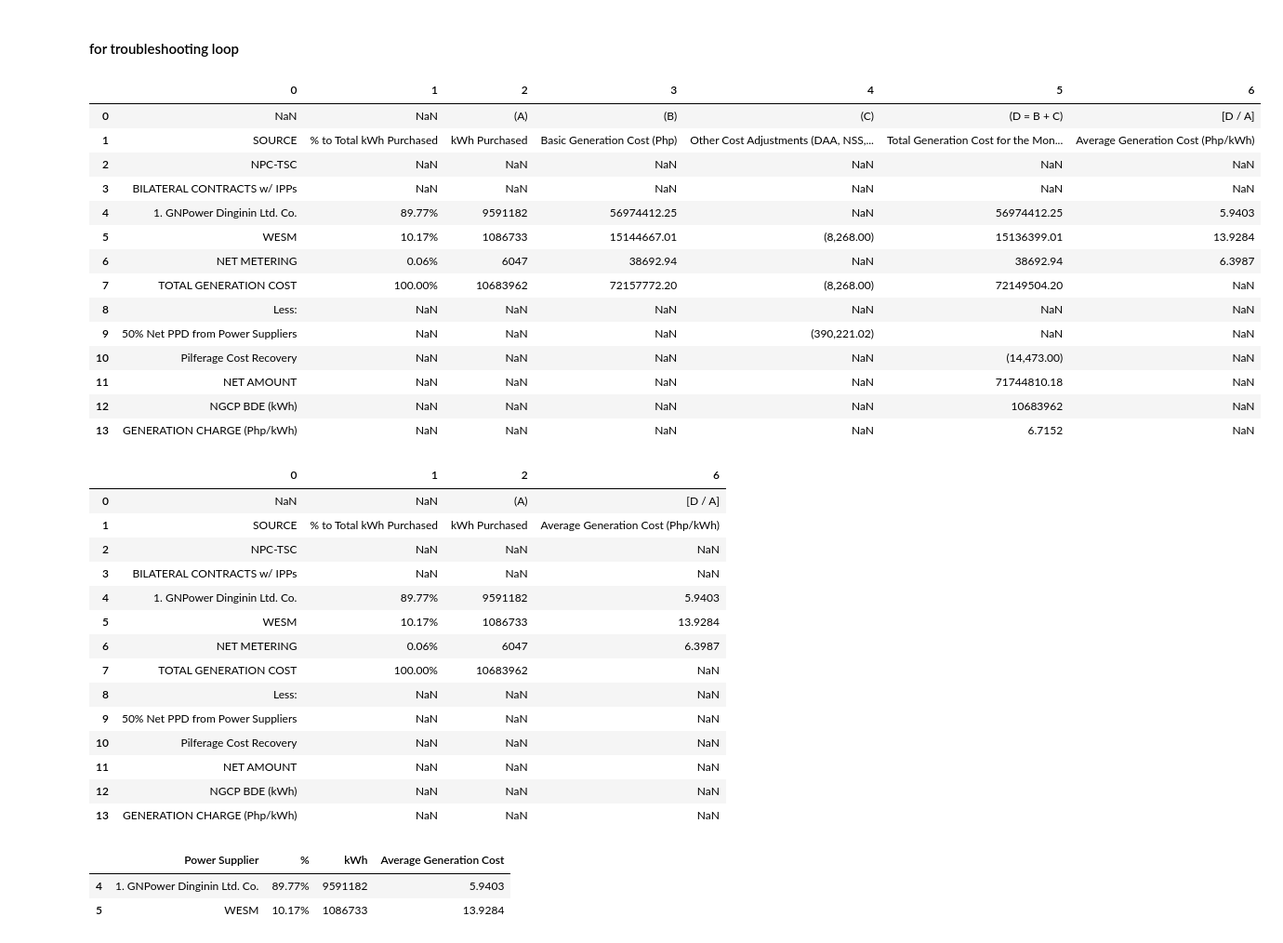
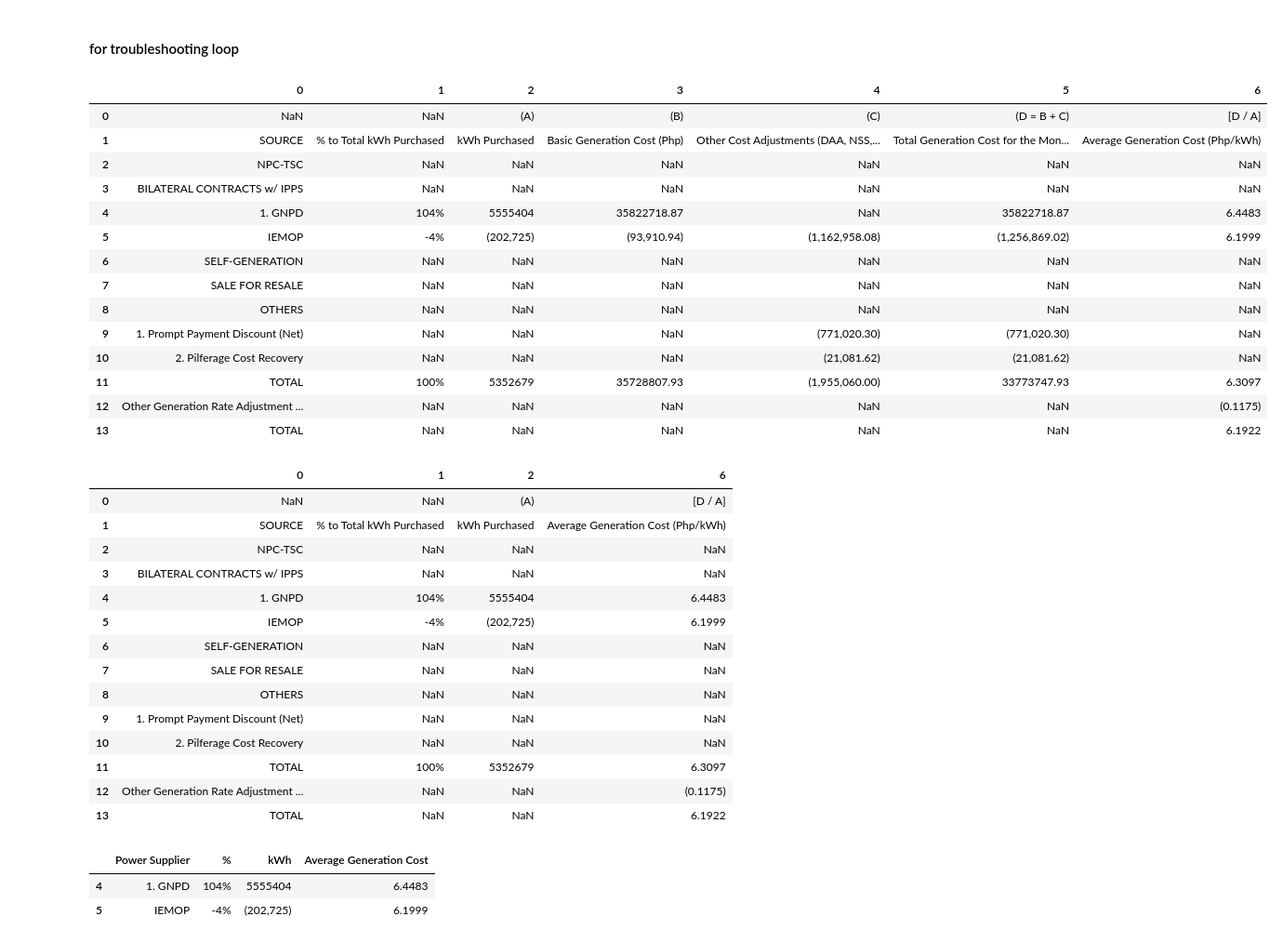
Before and after one commit to andreasenson/Scrape-DU-Generation-Charge, a Jupyter notebook: LEYECO IV/scrape_LEYECO_IV.ipynb, the cells around one changed output. Shown at 93% size. Drawn from its saved outputs; the diff is of its cells as text; code cells hidden in the pictures.

```diff
--- a/LEYECO IV/scrape_LEYECO_IV.ipynb
+++ b/LEYECO IV/scrape_LEYECO_IV.ipynb
@@ -94,10 +94,13 @@ https://www.leyecoiv.com/2024/01/25/january-2024/
 https://www.leyecoiv.com/2019/01/09/january-2019/
 https://www.leyecoiv.com/2019/07/09/july-2019/
 # %%
-import requests
-import pandas as pd
+import warnings
 from bs4 import BeautifulSoup
 import re
+import requests
+
+# Ignore FutureWarnings
+warnings.simplefilter(action='ignore', category=FutureWarning)
 
 # Function to fetch and store a table from a given URL
 def fetch_table(url):
@@ -119,11 +122,31 @@ def fetch_table(url):
 
 # Function to extract date key (MM-YY) from the URL
 def extract_date_key(url):
+    # First, look for a pattern with a month name and year at the end of the URL
+    match = re.search(r'/([a-zA-Z]+)-(\d{4})/', url)
+    if match:
+        month_name = match.group(1).lower()  # Extract month name
+        year = match.group(2)[-2:]  # Get last two digits of the year
+
+        # Convert the month name to its corresponding number (01 for January, etc.)
+        month_map = {
+            "january": "01", "february": "02", "march": "03",
+            "april": "04", "may": "05", "june": "06",
+            "july": "07", "august": "08", "september": "09",
+            "october": "10", "november": "11", "december": "12"
+        }
+
+        month = month_map.get(month_name)
+        if month:
+            return f"{month}-{year}"
+
+    # Fallback to the original pattern if no month name is found
     match = re.search(r'/(\d{4})/(\d{2})/\d{2}/', url)
     if match:
         year = match.group(1)[-2:]  # Get last two digits of the year
         month = match.group(2)
         return f"{month}-{year}"
+
     return None
 
 # Iterate over unique links and store tables in DataFrames with date keys
@@ -324,24 +339,24 @@ Note: you may need to restart the kernel to use updated packages.
 # %% [markdown]
 #### for troubleshooting loop
 # %%
-df = dataframes["06-24"]
+df = dataframes["01-22"]
 df
 # %% [output]
 |  | 0 | 1 | 2 | 3 | 4 | 5 | 6 |
 | 0 | NaN | NaN | (A) | (B) | (C) | (D = B + C) | [D / A] |
 | 1 | SOURCE | % to Total kWh Purchased | kWh Purchased | Basic Generation Cost (Php) | Other Cost Adjustments (DAA, NSS,... | Total Generation Cost for the Mon... | Average Generation Cost (Php/kWh) |
 | 2 | NPC-TSC | NaN | NaN | NaN | NaN | NaN | NaN |
-| 3 | BILATERAL CONTRACTS w/ IPPs | NaN | NaN | NaN | NaN | NaN | NaN |
-| 4 | 1. GNPower Dinginin Ltd. Co. | 89.77% | 9591182 | 56974412.25 | NaN | 56974412.25 | 5.9403 |
-| 5 | WESM | 10.17% | 1086733 | 15144667.01 | (8,268.00) | 15136399.01 | 13.9284 |
-| 6 | NET METERING | 0.06% | 6047 | 38692.94 | NaN | 38692.94 | 6.3987 |
-| 7 | TOTAL GENERATION COST | 100.00% | 10683962 | 72157772.20 | (8,268.00) | 72149504.20 | NaN |
-| 8 | Less: | NaN | NaN | NaN | NaN | NaN | NaN |
-| 9 | 50% Net PPD from Power Suppliers | NaN | NaN | NaN | (390,221.02) | NaN | NaN |
-| 10 | Pilferage Cost Recovery | NaN | NaN | NaN | NaN | (14,473.00) | NaN |
-| 11 | NET AMOUNT | NaN | NaN | NaN | NaN | 71744810.18 | NaN |
-| 12 | NGCP BDE (kWh) | NaN | NaN | NaN | NaN | 10683962 | NaN |
-| 13 | GENERATION CHARGE (Php/kWh) | NaN | NaN | NaN | NaN | 6.7152 | NaN |
+| 3 | BILATERAL CONTRACTS w/ IPPS | NaN | NaN | NaN | NaN | NaN | NaN |
+| 4 | 1. GNPD | 104% | 5555404 | 35822718.87 | NaN | 35822718.87 | 6.4483 |
+| 5 | IEMOP | -4% | (202,725) | (93,910.94) | (1,162,958.08) | (1,256,869.02) | 6.1999 |
+| 6 | SELF-GENERATION | NaN | NaN | NaN | NaN | NaN | NaN |
+| 7 | SALE FOR RESALE | NaN | NaN | NaN | NaN | NaN | NaN |
+| 8 | OTHERS | NaN | NaN | NaN | NaN | NaN | NaN |
+| 9 | 1. Prompt Payment Discount (Net) | NaN | NaN | NaN | (771,020.30) | (771,020.30) | NaN |
+| 10 | 2. Pilferage Cost Recovery | NaN | NaN | NaN | (21,081.62) | (21,081.62) | NaN |
+| 11 | TOTAL | 100% | 5352679 | 35728807.93 | (1,955,060.00) | 33773747.93 | 6.3097 |
+| 12 | Other Generation Rate Adjustment ... | NaN | NaN | NaN | NaN | NaN | (0.1175) |
+| 13 | TOTAL | NaN | NaN | NaN | NaN | NaN | 6.1922 |
 # %%
 # Function to find the column name where a keyword is present in any of its rows
 def find_column_by_keyword(df, keyword):
@@ -365,17 +380,17 @@ sliced_cols_df
 | 0 | NaN | NaN | (A) | [D / A] |
 | 1 | SOURCE | % to Total kWh Purchased | kWh Purchased | Average Generation Cost (Php/kWh) |
 | 2 | NPC-TSC | NaN | NaN | NaN |
-| 3 | BILATERAL CONTRACTS w/ IPPs | NaN | NaN | NaN |
-| 4 | 1. GNPower Dinginin Ltd. Co. | 89.77% | 9591182 | 5.9403 |
-| 5 | WESM | 10.17% | 1086733 | 13.9284 |
-| 6 | NET METERING | 0.06% | 6047 | 6.3987 |
-| 7 | TOTAL GENERATION COST | 100.00% | 10683962 | NaN |
-| 8 | Less: | NaN | NaN | NaN |
-| 9 | 50% Net PPD from Power Suppliers | NaN | NaN | NaN |
-| 10 | Pilferage Cost Recovery | NaN | NaN | NaN |
-| 11 | NET AMOUNT | NaN | NaN | NaN |
-| 12 | NGCP BDE (kWh) | NaN | NaN | NaN |
-| 13 | GENERATION CHARGE (Php/kWh) | NaN | NaN | NaN |
+| 3 | BILATERAL CONTRACTS w/ IPPS | NaN | NaN | NaN |
+| 4 | 1. GNPD | 104% | 5555404 | 6.4483 |
+| 5 | IEMOP | -4% | (202,725) | 6.1999 |
+| 6 | SELF-GENERATION | NaN | NaN | NaN |
+| 7 | SALE FOR RESALE | NaN | NaN | NaN |
+| 8 | OTHERS | NaN | NaN | NaN |
+| 9 | 1. Prompt Payment Discount (Net) | NaN | NaN | NaN |
+| 10 | 2. Pilferage Cost Recovery | NaN | NaN | NaN |
+| 11 | TOTAL | 100% | 5352679 | 6.3097 |
+| 12 | Other Generation Rate Adjustment ... | NaN | NaN | (0.1175) |
+| 13 | TOTAL | NaN | NaN | 6.1922 |
 # %%
 # Find the index of the row containing the word "Supply" in the first column
 start_index = sliced_cols_df[sliced_cols_df.iloc[:, 0].str.contains('CONTRACTS', case=False, na=False)].index[0] + 1
@@ -396,8 +411,8 @@ sliced_rows_df.columns = ["Power Supplier", "%", "kWh", "Average Generation Cost
 sliced_rows_df
 # %% [output]
 |  | Power Supplier | % | kWh | Average Generation Cost |
-| 4 | 1. GNPower Dinginin Ltd. Co. | 89.77% | 9591182 | 5.9403 |
-| 5 | WESM | 10.17% | 1086733 | 13.9284 |
+| 4 | 1. GNPD | 104% | 5555404 | 6.4483 |
+| 5 | IEMOP | -4% | (202,725) | 6.1999 |
 # %%
 import re
 
```
Also changed, not shown: parts of 5 cells of this notebook.
